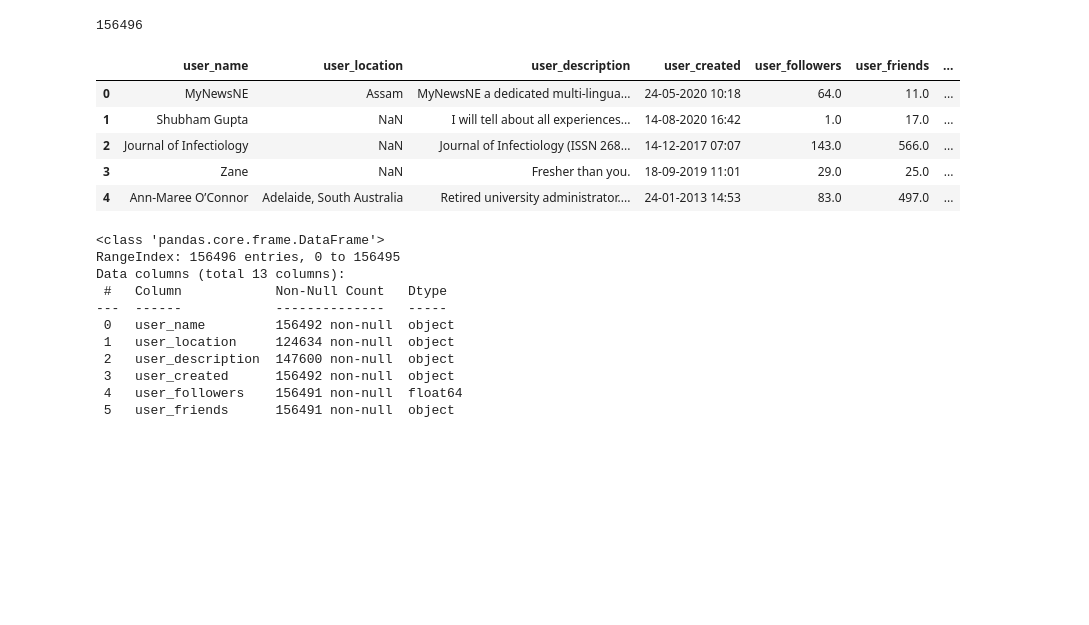
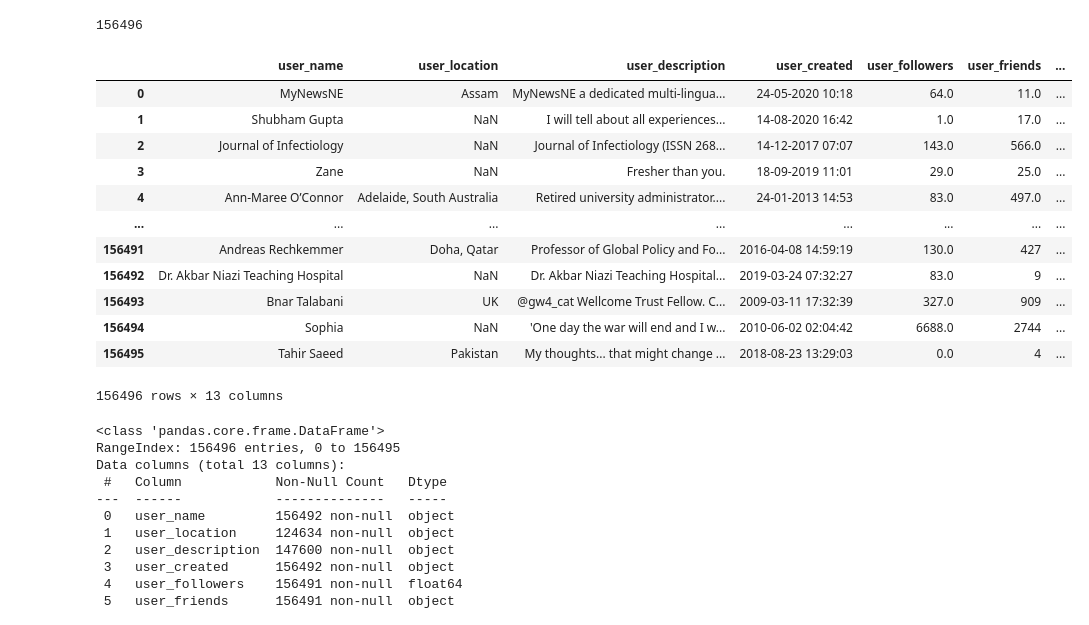
Before and after one commit to rshmnkgit/Covid-Vaccine-Tweets, a Jupyter notebook: covid-vaccine-tweets.ipynb, the cells around one changed output. Saved outputs shown, nothing was run; the diff lists cells and outputs as text; code cells hidden in the pictures; blank space fills up the shorter version.

```diff
--- a/covid-vaccine-tweets.ipynb
+++ b/covid-vaccine-tweets.ipynb
@@ -11,16 +11,23 @@ warnings.filterwarnings('ignore')
 # %%
 # Load the csv file and display the data
 tweet_data = pd.read_csv("resources/covidvaccine.csv")
 print(len(tweet_data))
-tweet_data.head()
+tweet_data
 # %% [output]
 156496
 |  | user_name | user_location | user_description | user_created | user_followers | user_friends | ... |
 | 0 | MyNewsNE | Assam | MyNewsNE a dedicated multi-lingua... | 24-05-2020 10:18 | 64.0 | 11.0 | ... |
 | 1 | Shubham Gupta | NaN | I will tell about all experiences... | 14-08-2020 16:42 | 1.0 | 17.0 | ... |
 | 2 | Journal of Infectiology | NaN | Journal of Infectiology (ISSN 268... | 14-12-2017 07:07 | 143.0 | 566.0 | ... |
 | 3 | Zane | NaN | Fresher than you. | 18-09-2019 11:01 | 29.0 | 25.0 | ... |
 | 4 | Ann-Maree O’Connor | Adelaide, South Australia | Retired university administrator.... | 24-01-2013 14:53 | 83.0 | 497.0 | ... |
+| ... | ... | ... | ... | ... | ... | ... | ... |
+| 156491 | Andreas Rechkemmer | Doha, Qatar | Professor of Global Policy and Fo... | 2016-04-08 14:59:19 | 130.0 | 427 | ... |
+| 156492 | Dr. Akbar Niazi Teaching Hospital | NaN | Dr. Akbar Niazi Teaching Hospital... | 2019-03-24 07:32:27 | 83.0 | 9 | ... |
+| 156493 | Bnar Talabani | UK | @gw4_cat Wellcome Trust Fellow. C... | 2009-03-11 17:32:39 | 327.0 | 909 | ... |
+| 156494 | Sophia | NaN | 'One day the war will end and I w... | 2010-06-02 02:04:42 | 6688.0 | 2744 | ... |
+| 156495 | Tahir Saeed | Pakistan | My thoughts... that might change ... | 2018-08-23 13:29:03 | 0.0 | 4 | ... |
+156496 rows × 13 columns
 # %%
 # Display the data information
 tweet_data.info()
```
Also changed, not shown: parts of 22 cells of this notebook.
